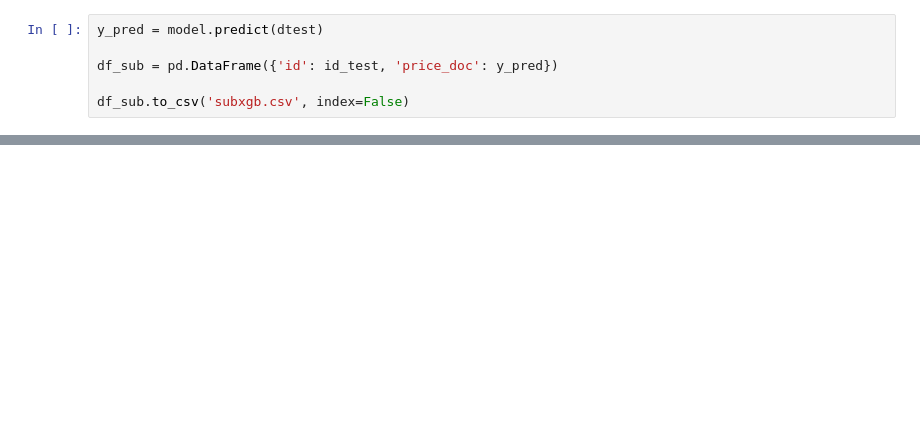
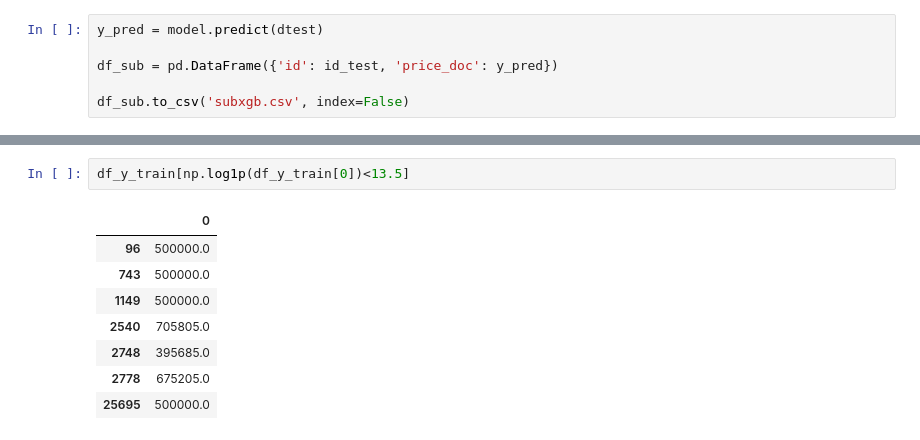
Before and after one commit to bhavesh0009/Sberbank-Russian-Housing-Market, a Jupyter notebook: withCleanScriptXGBboost.ipynb, the cells around one changed output, grey strips where cells are left out. Drawn from its saved outputs; the diff is of its cells as text; blank space fills up the shorter version.

```diff
--- a/withCleanScriptXGBboost.ipynb
+++ b/withCleanScriptXGBboost.ipynb
@@ -273,0 +270,11 @@ all_data[(all_data.life_sq>all_data.full_sq)]
+# %%
+df_y_train[np.log1p(df_y_train[0])<13.5]
+# %% [output]
+|  | 0 |
+| 96 | 500000.0 |
+| 743 | 500000.0 |
+| 1149 | 500000.0 |
+| 2540 | 705805.0 |
+| 2748 | 395685.0 |
+| 2778 | 675205.0 |
+| 25695 | 500000.0 |
```
Also changed, not shown: parts of 18 cells of this notebook, 2 other files.
